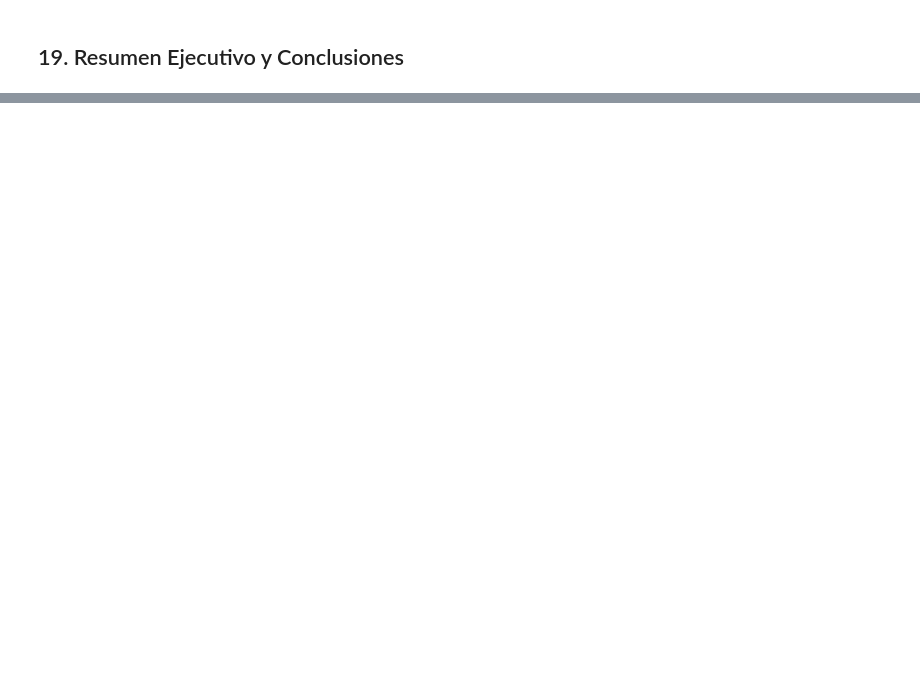
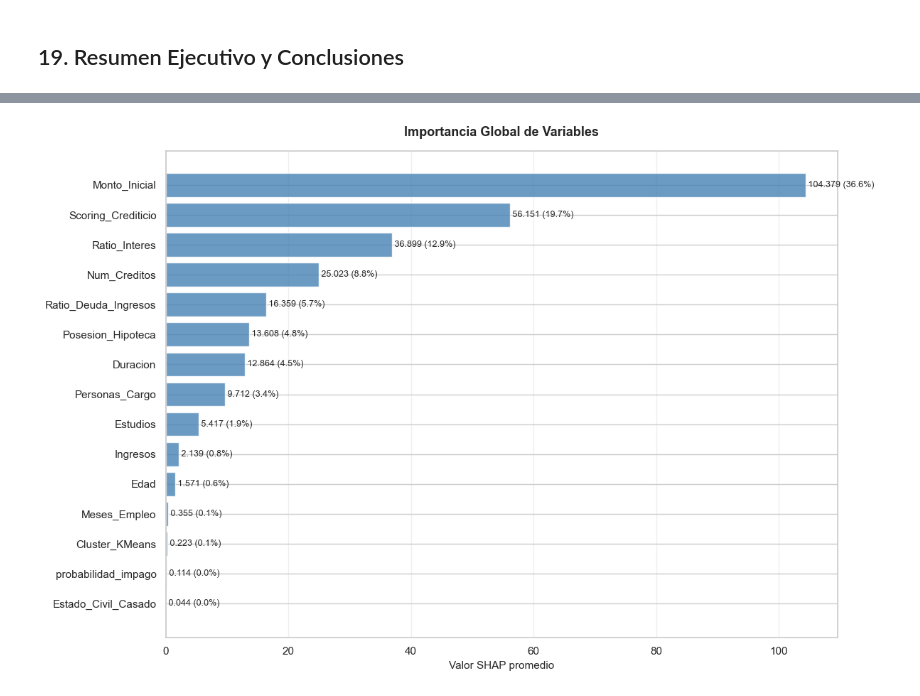
Before and after one commit to danielsoponaru/25-26_R07_NARANJA, a Jupyter notebook: 05-Objetivo 4.ipynb, the cells around one changed output, grey strips where cells are left out. Cells and saved outputs as stored; diff of their text form; code cells hidden in the pictures; blank space fills up the shorter version.

```diff
--- a/05-Objetivo 4.ipynb
+++ b/05-Objetivo 4.ipynb
@@ -1395,7 +1480,7 @@ resumen_ejecutivo = {
 }
 
 # Guardar resumen en JSON
-with open('resumen_ejecutivo_objetivo4.json', 'w') as f:
+with open('Flask/modelos_pkl/objetivo_4/resumen_ejecutivo_obj4_amplio.json', 'w') as f:
     json.dump(resumen_ejecutivo, f, indent=4)
 
 print(f"{'='*70}")
@@ -1406,0 +1532,83 @@ NameError: name 'resultados_experimentos' is not defined
+# %%
+import shap
+import matplotlib.pyplot as plt
+import numpy as np
+from scipy import stats
+
+# Obtener nombres de features
+nombres_features = X_train_final.columns.tolist()
+X_test_array = X_test_prep if isinstance(X_test_prep, np.ndarray) else X_test_prep.values
+
+# Crear dataset de background
+background_sample = shap.sample(X_train_final, min(200, len(X_train_final)))
+
+
+explainer = shap.TreeExplainer(modelo_final)
+
+# Calcular SHAP values
+shap_values = explainer.shap_values(X_test_array)
+
+print("IMPORTANCIA GLOBAL DE VARIABLES")
+
+# Calcular importancia
+importancia_media = np.abs(shap_values).mean(axis=0)
+importancia_total = importancia_media.sum()
+
+df_importancia = pd.DataFrame({
+    'Variable': nombres_features,
+    'SHAP_Mean': importancia_media,
+    'Impacto_%': (importancia_media / importancia_total) * 100
+}).sort_values('SHAP_Mean', ascending=False).reset_index(drop=True)
+
+print("\nTop 15 variables:")
+print(df_importancia.head(15).to_string())
+
+# Gráfico
+fig, ax = plt.subplots(figsize=(12, 8))
+top_n = min(15, len(df_importancia))
+bars = ax.barh(range(top_n), df_importancia['SHAP_Mean'].head(top_n), color='steelblue', alpha=0.8)
+ax.set_yticks(range(top_n))
+ax.set_yticklabels(df_importancia['Variable'].head(top_n))
+ax.set_xlabel('Valor SHAP promedio', fontsize=11)
+ax.set_title('Importancia Global de Variables', fontsize=13, fontweight='bold', pad=15)
+ax.invert_yaxis()
+ax.grid(True, alpha=0.3, axis='x')
+
+for i, v in enumerate(df_importancia['SHAP_Mean'].head(top_n)):
+    pct = df_importancia['Impacto_%'].iloc[i]
+    ax.text(v, i, f' {v:.3f} ({pct:.1f}%)', va='center', fontsize=9)
+
+plt.tight_layout()
+plt.show()
+
+
+print("ANÁLISIS DE DEPENDENCIA - TOP 4 VARIABLES")
+
+
+top_4_idx = df_importancia.head(4).index.tolist()
+top_4_features = [df_importancia.loc[i, 'Variable'] for i in top_4_idx]
+
+fig, axes = plt.subplots(2, 2, figsize=(15, 10))
+axes = axes.flatten()
+
+for idx, feature_name in enumerate(top_4_features):
+    feature_idx = nombres_features.index(feature_name)
+    ax = axes[idx]
+
+    feature_values = X_test_array[:, feature_idx]
+    feature_shap = shap_values[:, feature_idx]
+
+    scatter = ax.scatter(feature_values, feature_shap, alpha=0.5, c=feature_shap,
+                        cmap='RdBu_r', s=30, edgecolors='black', linewidth=0.5)
+
+    ax.set_xlabel(feature_name, fontsize=11, fontweight='bold')
+    ax.set_ylabel('Valor SHAP', fontsize=11)
+    ax.set_title(f'Dependencia: {feature_name}', fontsize=12, fontweight='bold')
+    ax.grid(True, alpha=0.3)
+    ax.axhline(y=0, color='k', linestyle='--', alpha=0.5)
+    plt.colorbar(scatter, ax=ax, label='SHAP')
+
+plt.suptitle('Análisis de Dependencia: Top 4 Variables', fontsize=14, fontweight='bold', y=0.995)
+plt.tight_layout()
+plt.show()
+# %% [output]
@@ -1406,0 +1634 @@ NameError: name 'resultados_experimentos' is not defined
+[figure, added]
```
Also changed, not shown: parts of 12 cells of this notebook, 1 other file.
